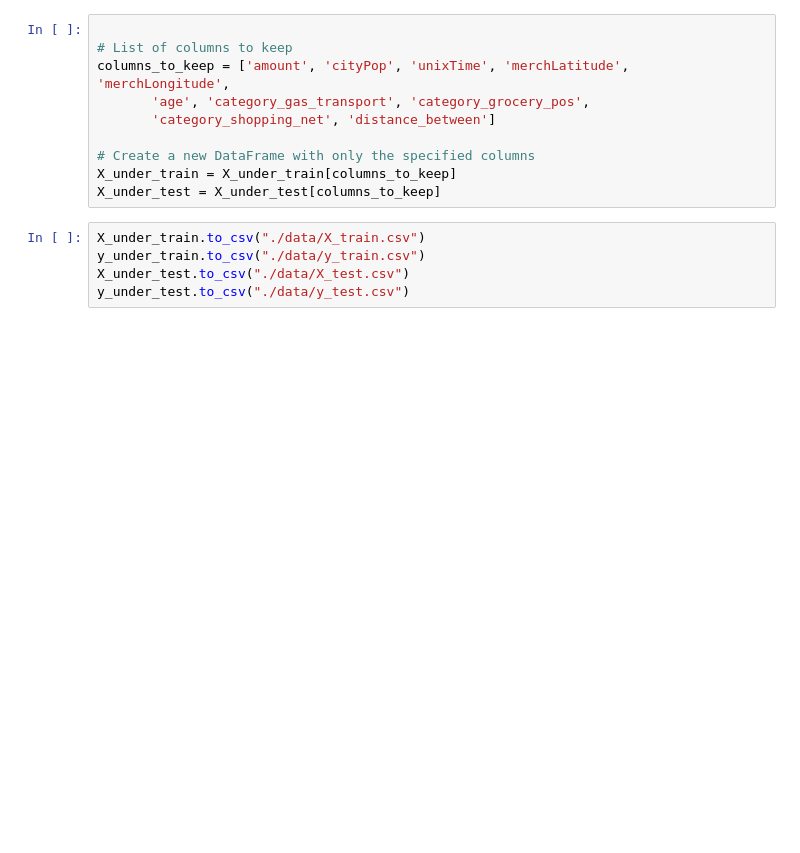
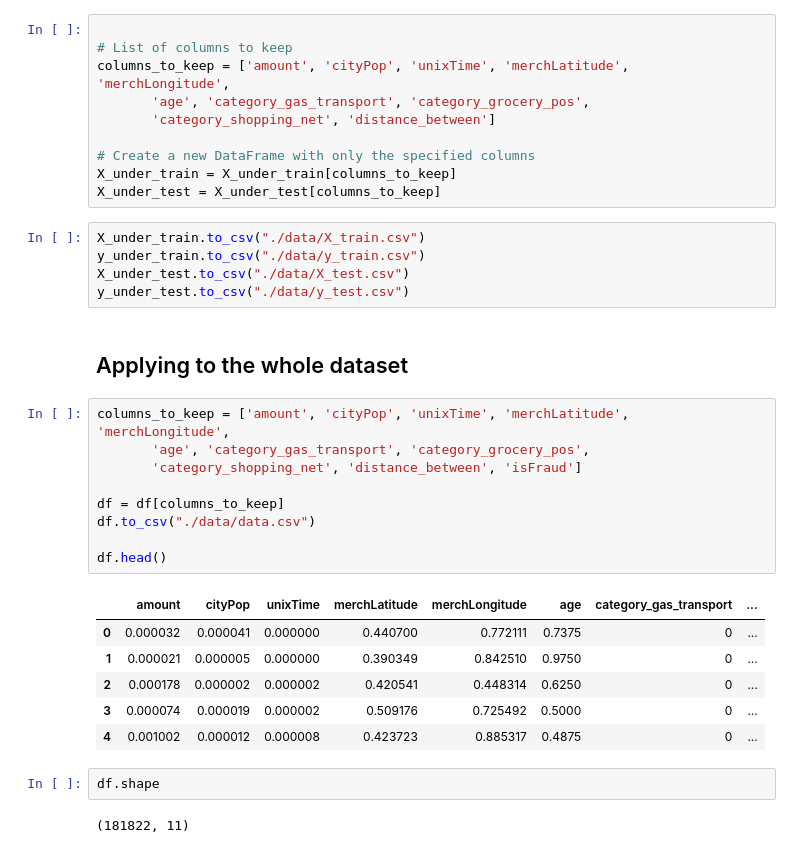
Before and after one commit to ethan-rng/dataquest, a Jupyter notebook: dataset.ipynb, the cells around one changed output. Saved outputs shown, nothing was run; the diff lists cells and outputs as text; blank space fills up the shorter version.

```diff
--- a/dataset.ipynb
+++ b/dataset.ipynb
@@ -315,3 +323,25 @@ X_under_train.to_csv("./data/X_train.csv")
 y_under_train.to_csv("./data/y_train.csv")
 X_under_test.to_csv("./data/X_test.csv")
 y_under_test.to_csv("./data/y_test.csv")
+# %% [markdown]
+## Applying to the whole dataset
+# %%
+columns_to_keep = ['amount', 'cityPop', 'unixTime', 'merchLatitude', 'merchLongitude',
+       'age', 'category_gas_transport', 'category_grocery_pos',
+       'category_shopping_net', 'distance_between', 'isFraud']
+
+df = df[columns_to_keep]
+df.to_csv("./data/data.csv")
+
+df.head()
+# %% [output]
+|  | amount | cityPop | unixTime | merchLatitude | merchLongitude | age | category_gas_transport | ... |
+| 0 | 0.000032 | 0.000041 | 0.000000 | 0.440700 | 0.772111 | 0.7375 | 0 | ... |
+| 1 | 0.000021 | 0.000005 | 0.000000 | 0.390349 | 0.842510 | 0.9750 | 0 | ... |
+| 2 | 0.000178 | 0.000002 | 0.000002 | 0.420541 | 0.448314 | 0.6250 | 0 | ... |
+| 3 | 0.000074 | 0.000019 | 0.000002 | 0.509176 | 0.725492 | 0.5000 | 0 | ... |
+| 4 | 0.001002 | 0.000012 | 0.000008 | 0.423723 | 0.885317 | 0.4875 | 0 | ... |
+# %%
+df.shape
+# %% [output]
+(181822, 11)
```
Also changed, not shown: parts of 11 cells of this notebook, 4 other files.
